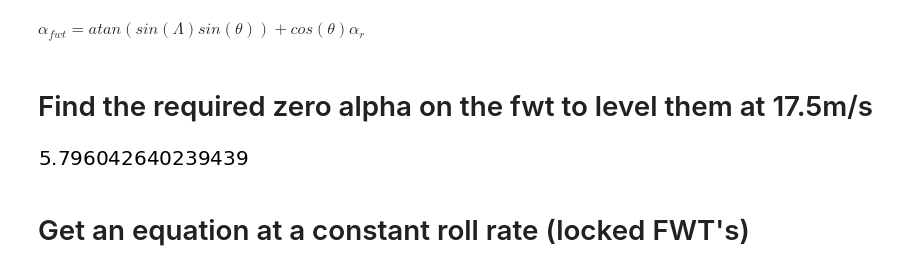
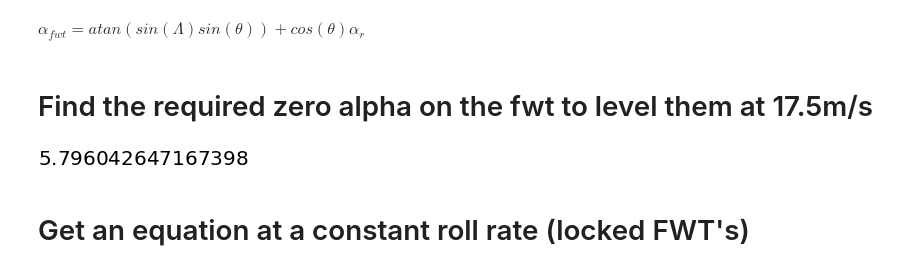
Before and after one commit to fh9g12/FwtModels, a Jupyter notebook: Workbooks/6_lets roll a rigid wing/1_ModelOfExperiemntalRig.ipynb, the cells around one changed output. Saved outputs shown, nothing was run; the diff lists cells and outputs as text; code cells hidden in the pictures.

```diff
--- a/Workbooks/6_lets roll a rigid wing/1_ModelOfExperiemntalRig.ipynb
+++ b/Workbooks/6_lets roll a rigid wing/1_ModelOfExperiemntalRig.ipynb
@@ -132,24 +132,23 @@ $\alpha_{fwt}=atan(sin(\Lambda)sin(\theta))+cos(\theta)\alpha_r$
 # %%
 p.V.value = 17.5
 
 # need to set this to not zero!
 def Force(tup,x,t):
     return np.zeros((int(len(x)/2),1))
 Forcing.q_func = Force
 
 # creaet objective function to minimise accel + velocity in the horizontal condition
 from scipy.optimize import minimize
-def ObjectiveFunc(alpha_0,t,tup):
+def ObjectiveFunc(alpha_0):
     yv = [0,0,0,0,0,0]
     p.alpha_0.value = alpha_0[0]
-    res = sm.deriv(t,yv,p.GetNumericTuple(yv,0))
+    res = sm.deriv(0,yv,p.GetNumericTuple(yv,0))
     return sum((i**2 for i in res))
-
-res = minimize(ObjectiveFunc,[0],(0,tup))
+res = minimize(ObjectiveFunc,[0])
 p.alpha_0.value = res.x[0]
 np.rad2deg(res.x)[0]
 # %% [output]
-[figure, old version]
+[figure, new version]
 # %% [markdown]
 # Get an equation at a constant roll rate (locked FWT's)
 # %%
```
Also changed, not shown: parts of 5 cells of this notebook, 6 other files.
